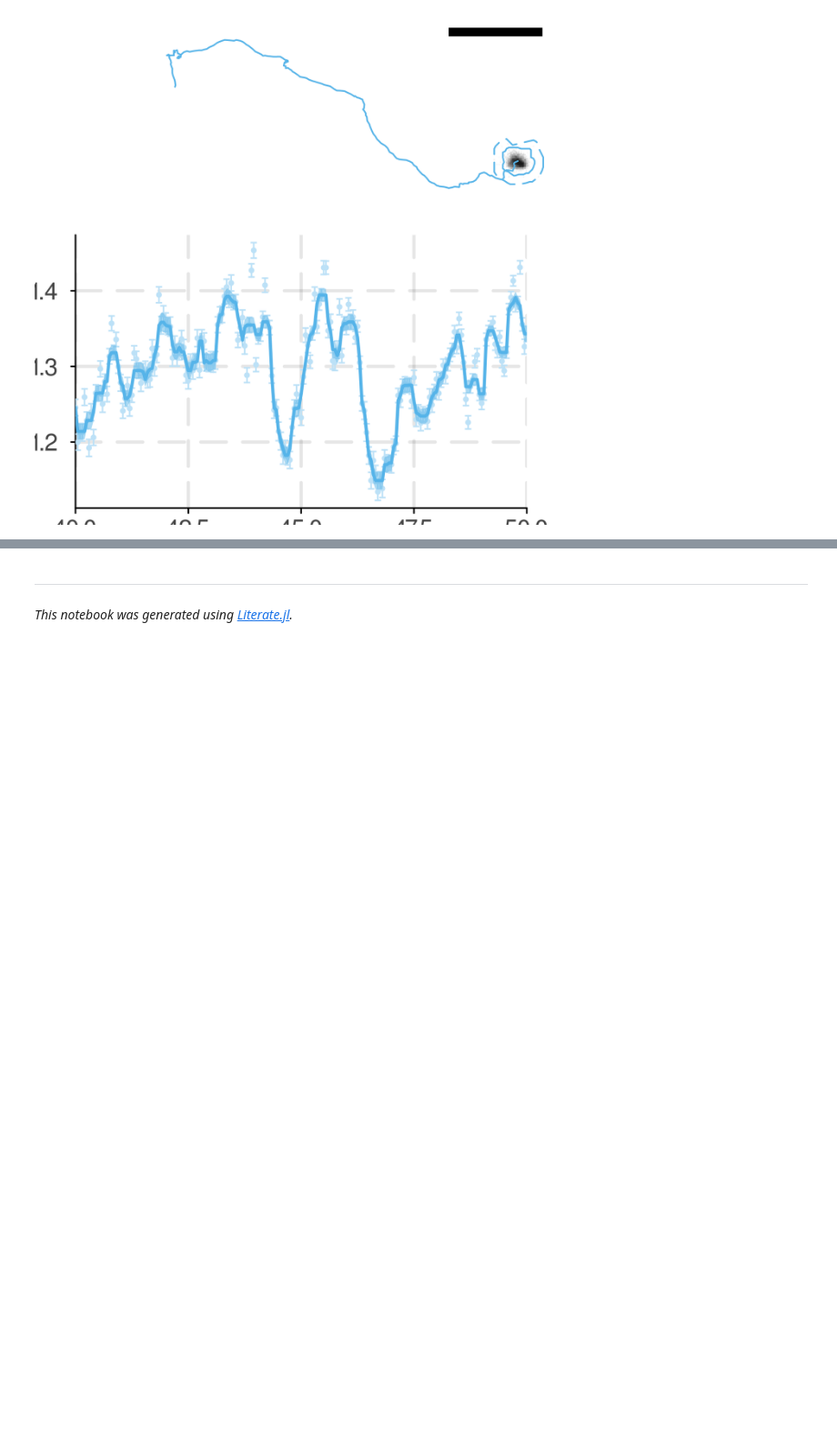
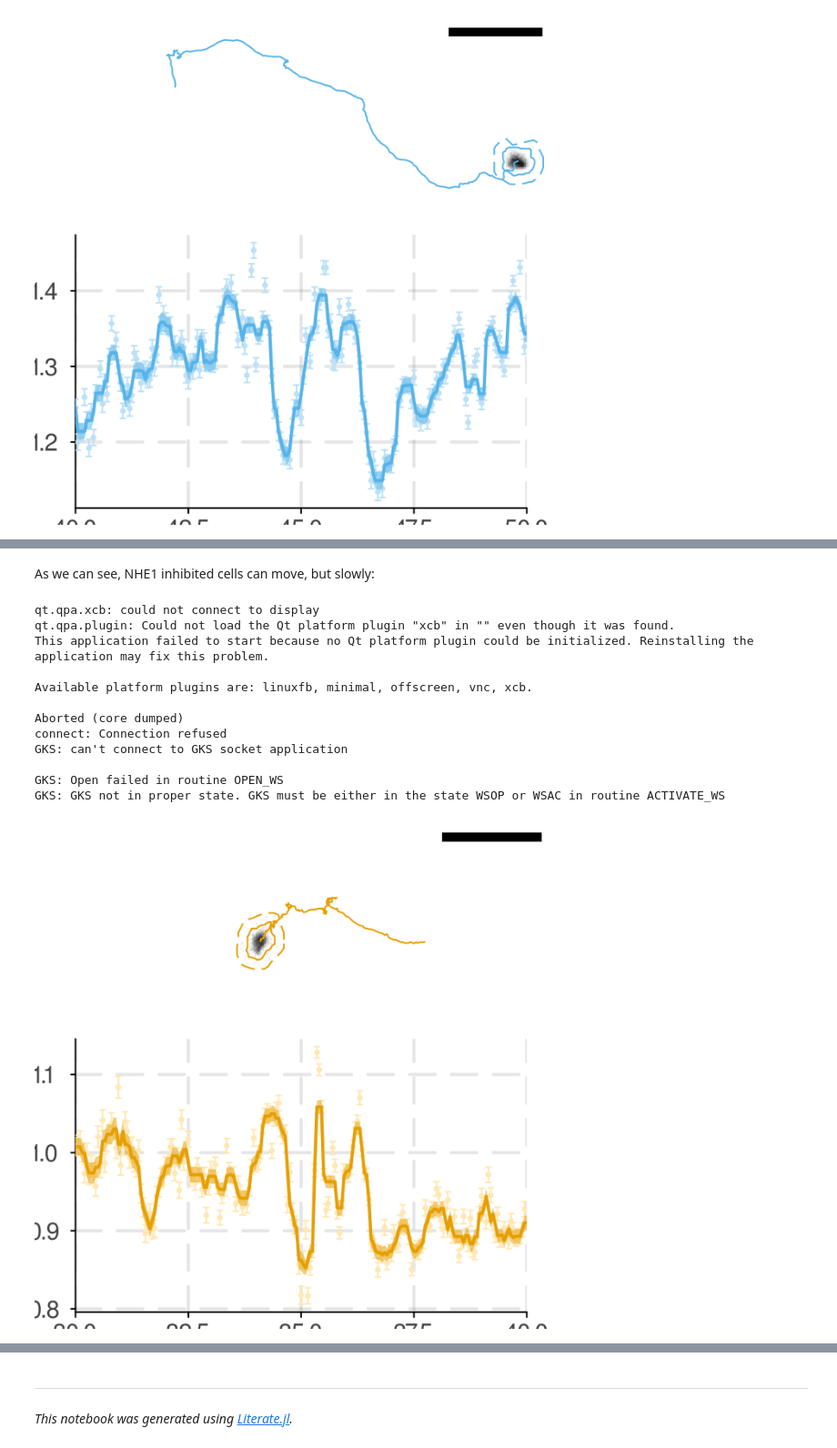
Before and after one commit to tlnagy/Nagy_2023_SwellMigration, a Jupyter notebook: figures/Notebooks/singlecell.ipynb, the cells around one changed output, grey strips where cells are left out. Shown at 91% size. Saved outputs shown, nothing was run; the diff lists cells and outputs as text; code cells hidden in the pictures; blank space fills up the shorter version.

```diff
--- a/figures/Notebooks/singlecell.ipynb
+++ b/figures/Notebooks/singlecell.ipynb
@@ -441,0 +382,19 @@ which should look this:
+# %% [markdown]
+As we can see, NHE1 inhibited cells can move, but slowly:
+# %%
+savefig(anim[1], joinpath("assets", "sv3_still.png"))
+anim[1]
+# %% [output]
+qt.qpa.xcb: could not connect to display
+qt.qpa.plugin: Could not load the Qt platform plugin "xcb" in "" even though it was found.
+This application failed to start because no Qt platform plugin could be initialized. Reinstalling the application may fix this problem.
+
+Available platform plugins are: linuxfb, minimal, offscreen, vnc, xcb.
+
+Aborted (core dumped)
+connect: Connection refused
+GKS: can't connect to GKS socket application
+
+GKS: Open failed in routine OPEN_WS
+GKS: GKS not in proper state. GKS must be either in the state WSOP or WSAC in routine ACTIVATE_WS
+[figure, added]
```
Also changed, not shown: parts of 14 cells of this notebook, 29 other files.
